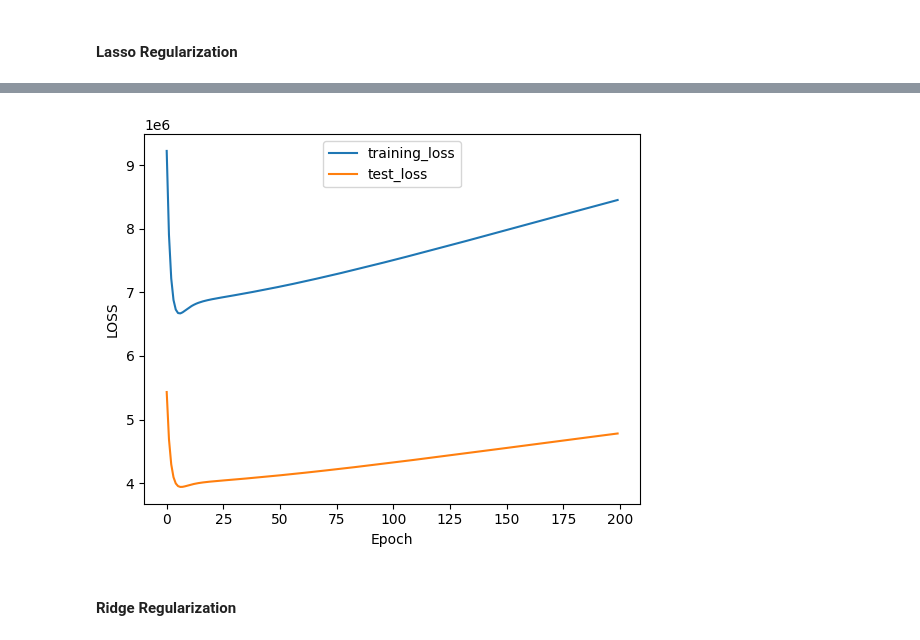
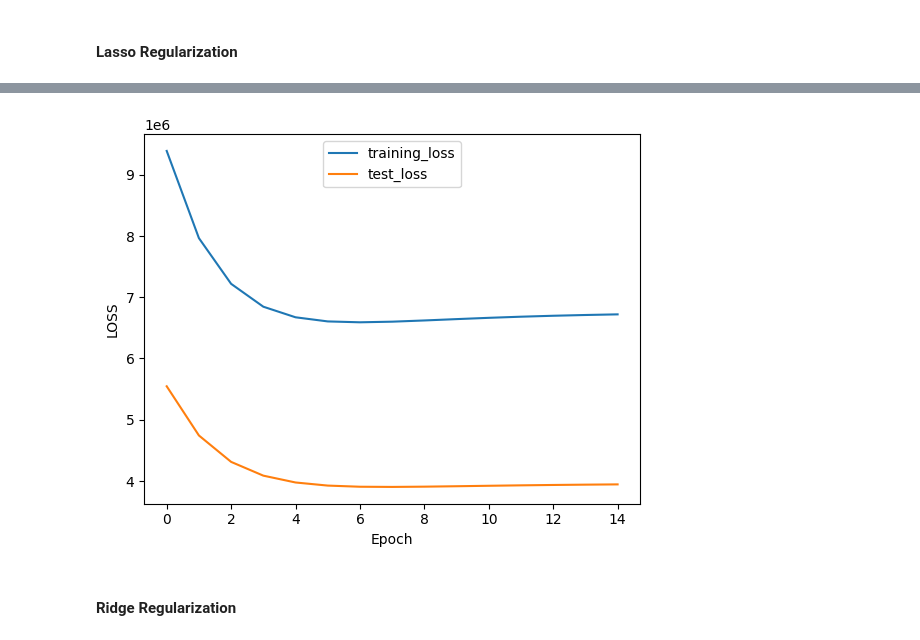
Before and after one commit to narendra974/AIMLOPS_IISC, a Jupyter notebook: Assignment_1.ipynb, the cells around one changed output, grey strips where cells are left out. Saved outputs shown, nothing was run; the diff lists cells and outputs as text; code cells hidden in the pictures.

```diff
--- a/Assignment_1.ipynb
+++ b/Assignment_1.ipynb
@@ -447,6 +447,8 @@ Print out the train and test accuracy. Write your inference on the results
 ### Write your code here
 ## Define a new hypothesis function by adding a Lasso regularizer
 ## to the 2nd order hypothesis function that you defined earlier
+## y = ax^2 + bx + c
+## costfunction = MSE + lambda_penality * (|a| + |b|) * (1/num_features)
 ## Use polynomial regression to train the model
 ## Compute the training and testing accuracy
 ## Print the training and testing accuracy
@@ -495,7 +497,7 @@ def train_lasso(X1_train, X1_test, degree, epoch, learning_rate = 0.001):
 
 
 degree = 2
-epoch = 200
+epoch = 15
 learning_rate = 0.0001
 variables, loss_train, loss_test = train_lasso(X1_train, X1_test, degree, epoch, learning_rate)
 
@@ -522,4 +524,4 @@ r_square_cofficent : 0.6830581981743098
-[figure, old version]
+[figure, new version]
 # %% [markdown]
 #### Ridge Regularization
 # %%
```
Also changed, not shown: parts of 13 cells of this notebook.
